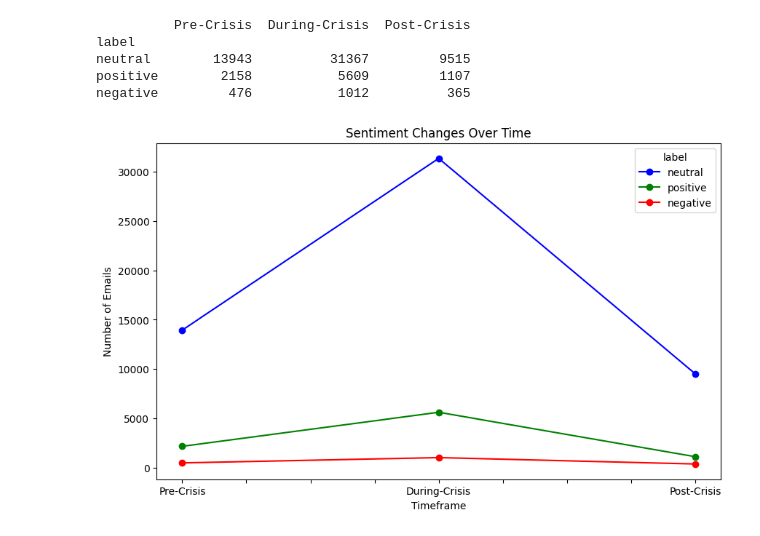
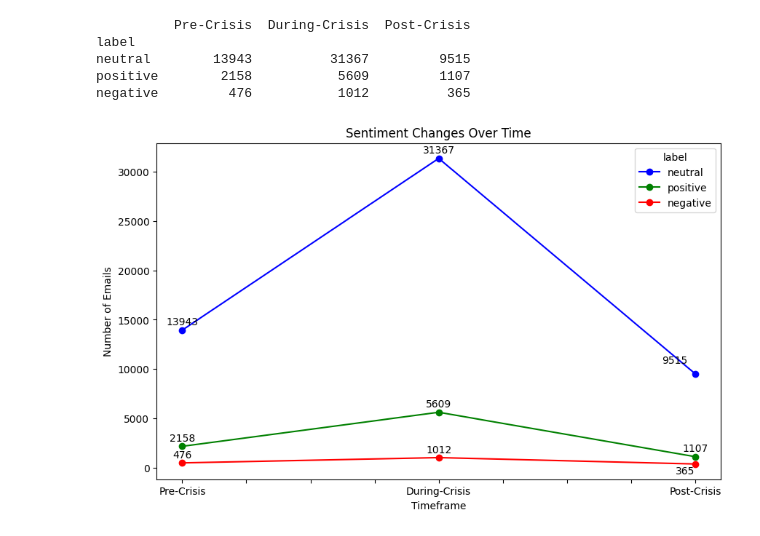
Before and after one commit to dyleedoes/enron_ind5003, a Jupyter notebook: ind5003_enron_nlp.ipynb, the cells around one changed output. Drawn from its saved outputs; the diff is of its cells as text; code cells hidden in the pictures.

Commit message:
Made changes to annotations of the graph. Use the sentiment_analysis_line_chart_annotated_adjusted.png instead.

```diff
--- a/ind5003_enron_nlp.ipynb
+++ b/ind5003_enron_nlp.ipynb
@@ -934,6 +936,11 @@ post_crisis_sentiments_df.to_csv('post_crisis_sentiments.csv', index=False)
 def count_sentiments(sentiment_df):
     sentiment_counts = sentiment_df['label'].value_counts()
     return sentiment_counts
+# %%
+# Load all the sentiment dataframes, so you don't have to run the sentiment analysis again
+pre_crisis_sentiments_df = pd.read_csv('pre_crisis_sentiments.csv')
+during_crisis_sentiments_df = pd.read_csv('during_crisis_sentiments.csv')
+post_crisis_sentiments_df = pd.read_csv('post_crisis_sentiments.csv')
 # %%
 pre_crisis_counts = count_sentiments(pre_crisis_sentiments_df)
 during_crisis_counts = count_sentiments(during_crisis_sentiments_df)
@@ -955,15 +962,32 @@ negative         476           1012          365
 # %%
 # Transpose the dataframe to have timeframes on the x-axis
 sentiment_summary_T = sentiment_summary.T
 
 # Create a line plot to show sentiment changes across timeframes
-sentiment_summary_T.plot(kind='line', marker='o', figsize=(10, 6), color = ['blue', 'green', 'red'])
+ax = sentiment_summary_T.plot(kind='line', marker='o', figsize=(10, 6), color=['blue', 'green', 'red'])
 
 # Add labels and title
 plt.title('Sentiment Changes Over Time')
 plt.xlabel('Timeframe')
 plt.ylabel('Number of Emails')
-plt.savefig('sentiment_analysis_line_chart.png', dpi = 300)
+
+# Annotate each point on the graph
+for i, timeframe in enumerate(sentiment_summary_T.index):
+    for sentiment_type, color in zip(sentiment_summary_T.columns, ['blue', 'green', 'red']):
+        y_value = sentiment_summary_T.loc[timeframe, sentiment_type]
+
+        # Special adjustments for bottom-right annotations
+        if timeframe == 'Post-Crisis' and sentiment_type in ['neutral', 'negative']:
+            # Move these annotations left and upward for better visibility
+            offset_x = -20 if sentiment_type == 'neutral' else -10
+            offset_y = 10 if sentiment_type == 'neutral' else -10
+            ax.annotate(f'{y_value}', (i, y_value), textcoords="offset points", xytext=(offset_x, offset_y), ha='center')
+        else:
+            # Default annotation placement
+            ax.annotate(f'{y_value}', (i, y_value), textcoords="offset points", xytext=(0, 5), ha='center')
+
+# Save the plot
+plt.savefig('sentiment_analysis_line_chart_annotated_adjusted.png', dpi=300)
 plt.show()
 # %% [output]
-[figure, old version]
+[figure, new version]
```
Also changed, not shown: parts of 1 cell of this notebook, 4 other files.
